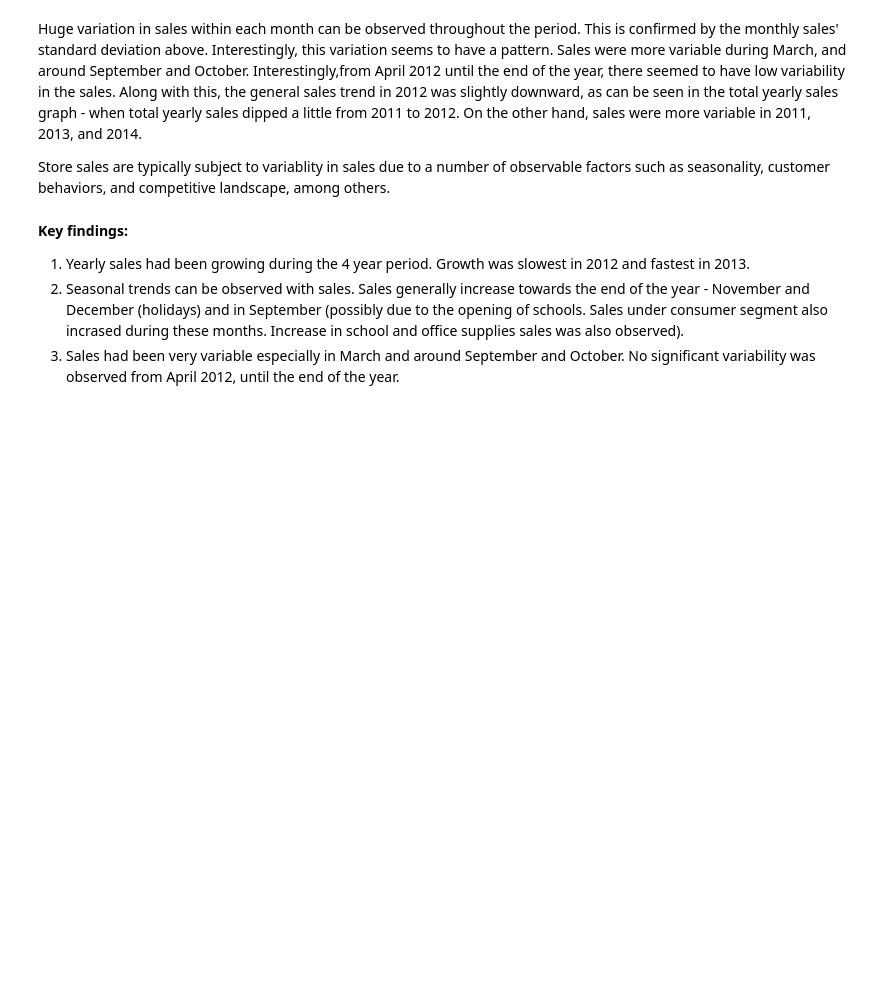
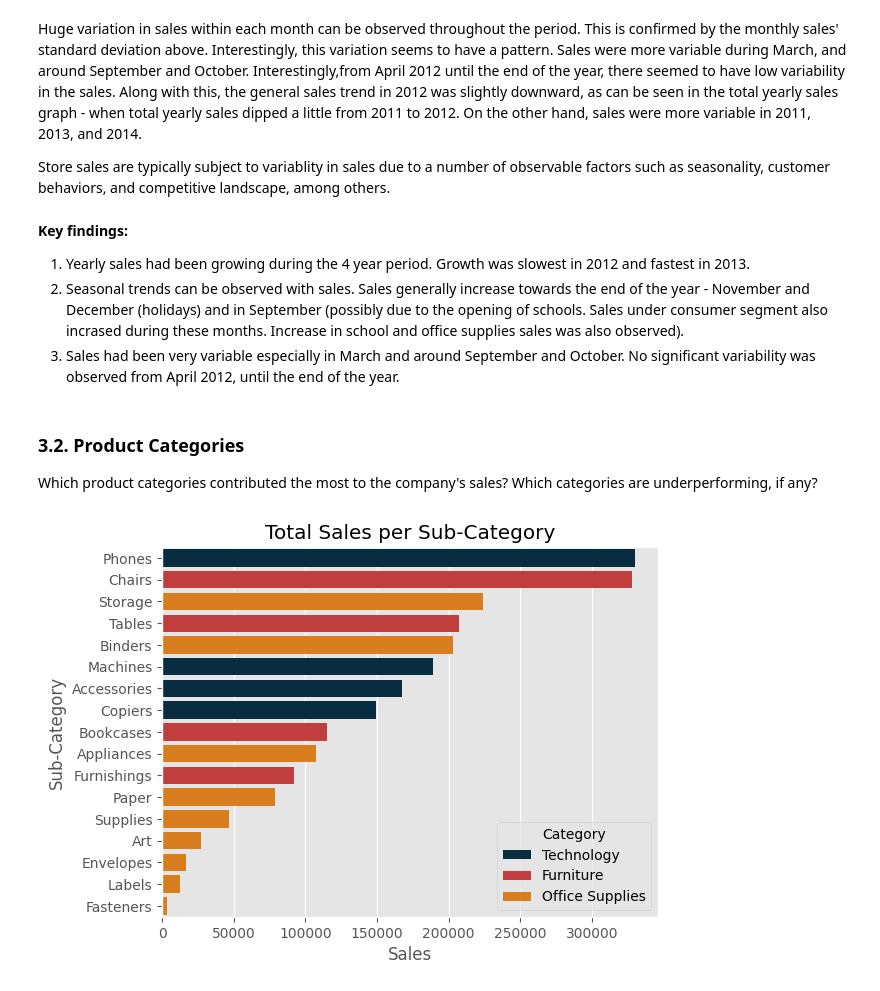
Before and after one commit to mantra0519/Retail_store_analysis, a Jupyter notebook: store_analysis.ipynb, the cells around one changed output. Saved outputs shown, nothing was run; the diff lists cells and outputs as text; code cells hidden in the pictures; blank space fills up the shorter version.

Commit message:
adding more exploratory data anaylsis

```diff
--- a/store_analysis.ipynb
+++ b/store_analysis.ipynb
@@ -330,3 +330,15 @@ Store sales are typically subject to variablity in sales due to a number of obse
 1. Yearly sales had been growing during the 4 year period. Growth was slowest in 2012 and fastest in 2013.
 2. Seasonal trends can be observed with sales. Sales generally increase towards the end of the year - November and December (holidays) and in September (possibly due to the opening of schools. Sales under consumer segment also incrased during these months. Increase in school and office supplies sales was also observed).
 3. Sales had been very variable especially in March and around September and October. No significant variability was observed from April 2012, until the end of the year.
+# %% [markdown]
+### **3.2. Product Categories**
+Which product categories contributed the most to the company's sales? Which categories are underperforming, if any?
+# %%
+df_sales=pd.DataFrame(data.groupby(['Category','Sub-Category'])['Sales'].sum()).reset_index().sort_values('Sales',ascending=False)
+
+sns.barplot(x='Sales',y='Sub-Category',data=df_sales,hue='Category',palette=['#003049','#d62828','#f77f00'])
+plt.title('Total Sales per Sub-Category')
+
+plt.show()
+# %% [output]
+[figure, added]
```
Also changed, not shown: parts of 16 cells of this notebook.
